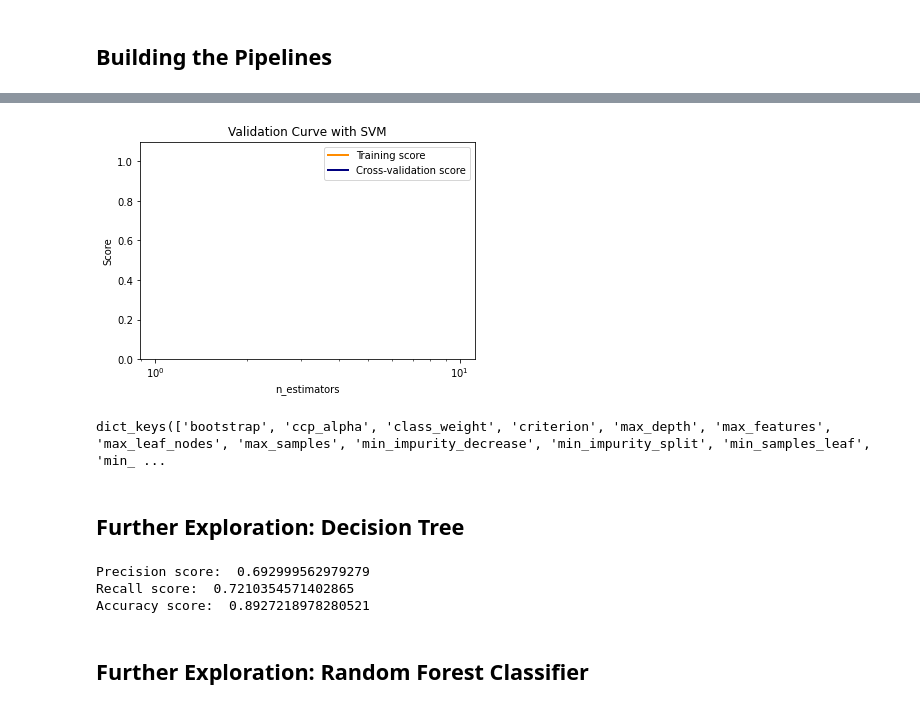
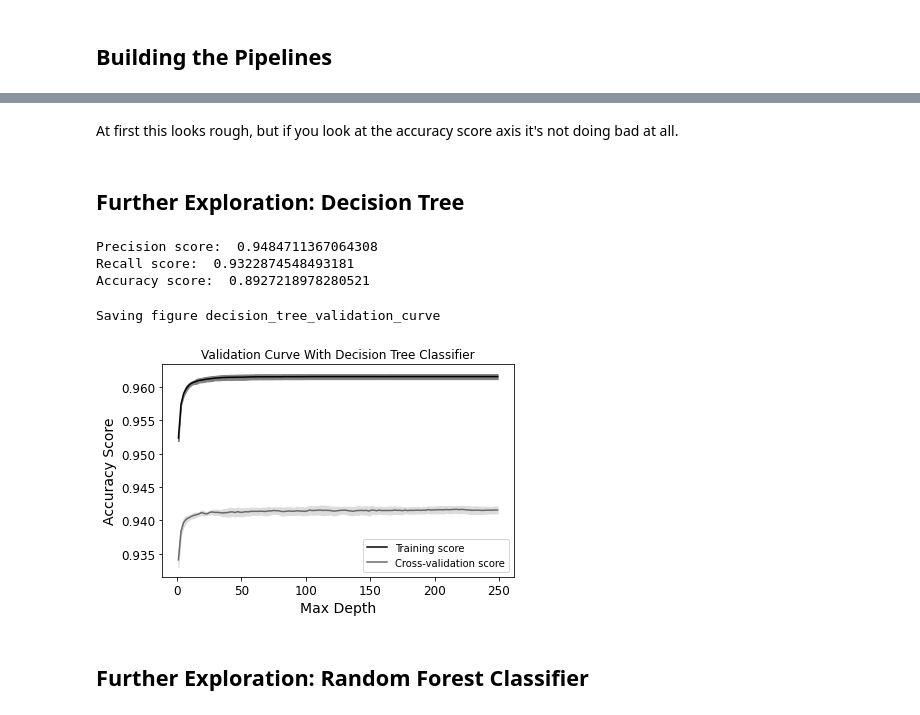
Before and after one commit to MelissaMullenUNH/Melissa-COMP740, a Jupyter notebook: project/project.ipynb, the cells around one changed output, grey strips where cells are left out. Cells and saved outputs as stored; diff of their text form; code cells hidden in the pictures.

```diff
--- a/project/project.ipynb
+++ b/project/project.ipynb
@@ -341,39 +338,0 @@ It looks like the Random Forest Classifier performs better than the Decision Tre
-# %%
-import matplotlib.pyplot as plt
-import numpy as np
-from sklearn.model_selection import validation_curve
-
-rfc = RandomForestClassifier()
-
-param_range = np.logspace(1, 250, 2)
-train_scores, test_scores = validation_curve(
-    RandomForestClassifier(), train_data, train_labels, param_name="n_estimators", param_range=param_range,
-    scoring="accuracy", n_jobs=1)
-train_scores_mean = np.mean(train_scores, axis=1)
-train_scores_std = np.std(train_scores, axis=1)
-test_scores_mean = np.mean(test_scores, axis=1)
-test_scores_std = np.std(test_scores, axis=1)
-
-plt.title("Validation Curve with SVM")
-plt.xlabel("n_estimators")
-plt.ylabel("Score")
-plt.ylim(0.0, 1.1)
-lw = 2
-plt.semilogx(param_range, train_scores_mean, label="Training score",
-             color="darkorange", lw=lw)
-plt.fill_between(param_range, train_scores_mean - train_scores_std,
-                 train_scores_mean + train_scores_std, alpha=0.2,
-                 color="darkorange", lw=lw)
-plt.semilogx(param_range, test_scores_mean, label="Cross-validation score",
-             color="navy", lw=lw)
-plt.fill_between(param_range, test_scores_mean - test_scores_std,
-                 test_scores_mean + test_scores_std, alpha=0.2,
-                 color="navy", lw=lw)
-plt.legend(loc="best")
-plt.show()
-# %% [output]
-[figure, removed]
-# %%
-rfc.get_params().keys()
-# %% [output]
-dict_keys(['bootstrap', 'ccp_alpha', 'class_weight', 'criterion', 'max_depth', 'max_features', 'max_leaf_nodes', 'max_samples', 'min_impurity_decrease', 'min_impurity_split', 'min_samples_leaf', 'min_ ...
@@ -398,3 +339,5 @@ dict_keys(['bootstrap', 'ccp_alpha', 'class_weight', 'criterion', 'max_depth', '
+# %% [markdown]
+At first this looks rough, but if you look at the accuracy score axis it's not doing bad at all.
 # %% [markdown]
 ## Further Exploration: Decision Tree
 # %%
@@ -406,15 +349,40 @@ tree_class.fit(train_data_prepared, train_labels)
 
 final_pred = tree_class.predict(test_data_prepared)
 
-from sklearn.metrics import precision_score, recall_score, accuracy_score
-
-print("Precision score: ", (precision_score(test_labels, final_pred, average='macro')))
-print("Recall score: ", (recall_score(test_labels, final_pred, average='macro')))
+print("Precision score: ", (precision_score(test_labels, final_pred)))
+print("Recall score: ", (recall_score(test_labels, final_pred)))
 print("Accuracy score: ", (accuracy_score(test_labels, final_pred)))
 # %% [output]
-Precision score:  0.692999562979279
-Recall score:  0.7210354571402865
+Precision score:  0.9484711367064308
+Recall score:  0.9322874548493181
 Accuracy score:  0.8927218978280521
+# %%
+param_range = np.arange(1, 250, 2)
+
+train_scores, valid_scores = validation_curve(tree_class, train_data_prepared, train_labels, param_name="max_depth", param_range=param_range,cv=3, scoring="accuracy", n_jobs=-1)
+# %%
+train_mean = np.mean(train_scores, axis=1)
+train_std = np.std(train_scores, axis=1)
+
+test_mean = np.mean(valid_scores, axis=1)
+test_std = np.std(valid_scores, axis=1)
+# %%
+plt.plot(param_range, train_mean, label="Training score", color="black")
+plt.plot(param_range, test_mean, label="Cross-validation score", color="dimgrey")
+
+plt.fill_between(param_range, train_mean - train_std, train_mean + train_std, color="gray")
+plt.fill_between(param_range, test_mean - test_std, test_mean + test_std, color="gainsboro")
+
+plt.title("Validation Curve With Decision Tree Classifier")
+plt.xlabel("Max Depth")
+plt.ylabel("Accuracy Score")
+plt.tight_layout()
+plt.legend(loc="best")
+save_fig("decision_tree_validation_curve")
+plt.show()
+# %% [output]
+Saving figure decision_tree_validation_curve
+[figure, added]
 # %% [markdown]
 ## Further Exploration: Random Forest Classifier
 # %%
```
Also changed, not shown: parts of 49 cells of this notebook, 3 other files.
